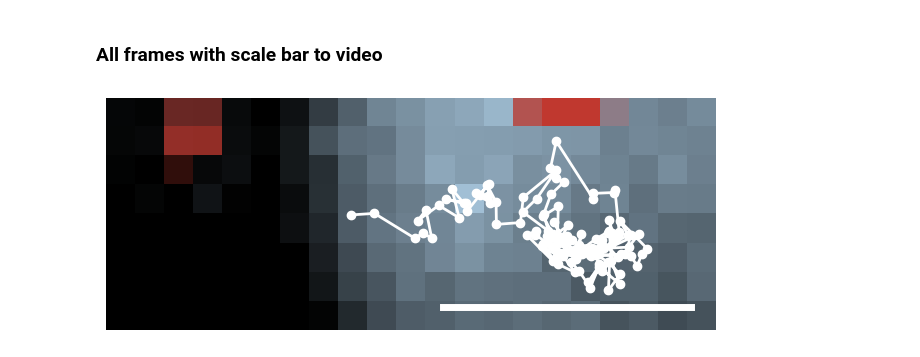
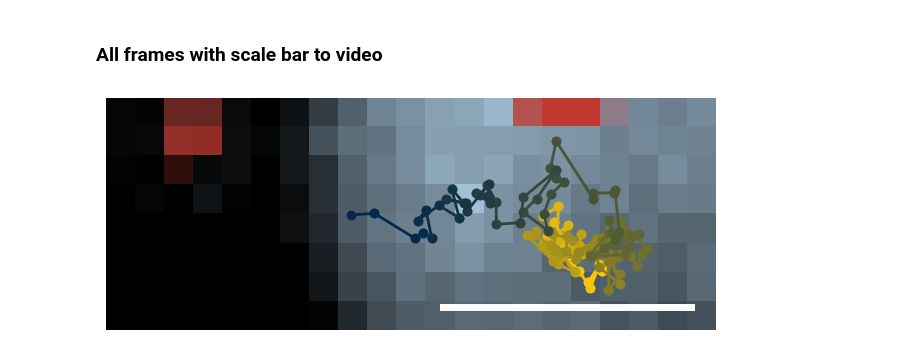
Before and after one commit to walterlab-um/intra_condensate_SPT, a Jupyter notebook: plot_paper_figure/Fig2_multi_stage_montage_and_video.ipynb, the cells around one changed output. Drawn from its saved outputs; the diff is of its cells as text; code cells hidden in the pictures.

Commit message:
change cmap

```diff
--- a/plot_paper_figure/Fig2_multi_stage_montage_and_video.ipynb
+++ b/plot_paper_figure/Fig2_multi_stage_montage_and_video.ipynb
@@ -176,6 +176,14 @@ from matplotlib.animation import FuncAnimation
 
 fig, ax = plt.subplots(1, 1)
 all_avaliable_frames = set(df["t"].unique())
+
+cmap_color_end = "#00274C"
+cmap_color_start = "#FFCB05"
+cmap_name = "maize2blue"
+N = track.shape[0]
+cmap = clr.LinearSegmentedColormap.from_list(
+    cmap_name, [cmap_color_start, cmap_color_end], N=N
+)
 
 
 def animate(frame):
@@ -207,41 +215,52 @@ def animate(frame):
         )
         ax.add_patch(c)
     # Add track
     track = df[df["t"] <= frame - 1]
-    plt.plot(
-        track["x"],
-        track["y"],
-        color="white",
-        lw=2,
-        ls="-",
-        marker="o",
-    )
+    t_plot = track["t"].to_numpy(float)
+    x_plot = track["x"].to_numpy(float)
+    y_plot = track["y"].to_numpy(float)
+    for i in range(len(t_plot) - 1):
+        plt.plot(
+            x_plot[i : i + 2],
+            y_plot[i : i + 2],
+            "-o",
+            color=cmap(i / N),
+            lw=2,
+        )
+    # plt.plot(
+    #     track["x"],
+    #     track["y"],
+    #     color="white",
+    #     lw=2,
+    #     ls="-",
+    #     marker="o",
+    # )
     # scale bar
     scale_bar_offset = 0
     scalebar_length_um = 1
     base_x = 11.1
     base_y = 6.7
     scalebar_length_pxl = scalebar_length_um / um_per_pixel
     plt.plot(
         [
             base_x + scale_bar_offset,
             base_x + scale_bar_offset + scalebar_length_pxl,
         ],
         [base_y + scale_bar_offset, base_y + scale_bar_offset],
         "-",
         color="white",
         lw=5,
     )
     plt.xlim(0, img_blue.shape[0])
     plt.ylim(0, img_blue.shape[1])
     ax.invert_yaxis()
     plt.tight_layout()
     plt.axis("scaled")
     plt.axis("off")
 
 
 ani = FuncAnimation(fig, animate, frames=150, interval=20, repeat=False)
-writer = animation.FFMpegWriter(fps=10)  # 10 Hz, 0.2x playback
-ani.save("movie_0point2xplayback.mp4", writer=writer)
+writer = animation.FFMpegWriter(fps=25)  # 25 Hz, 0.5x playback (original:50Hz)
+ani.save("movie_0point5xplayback.mp4", writer=writer)
 # %% [output]
-[figure, old version]
+[figure, new version]
```
